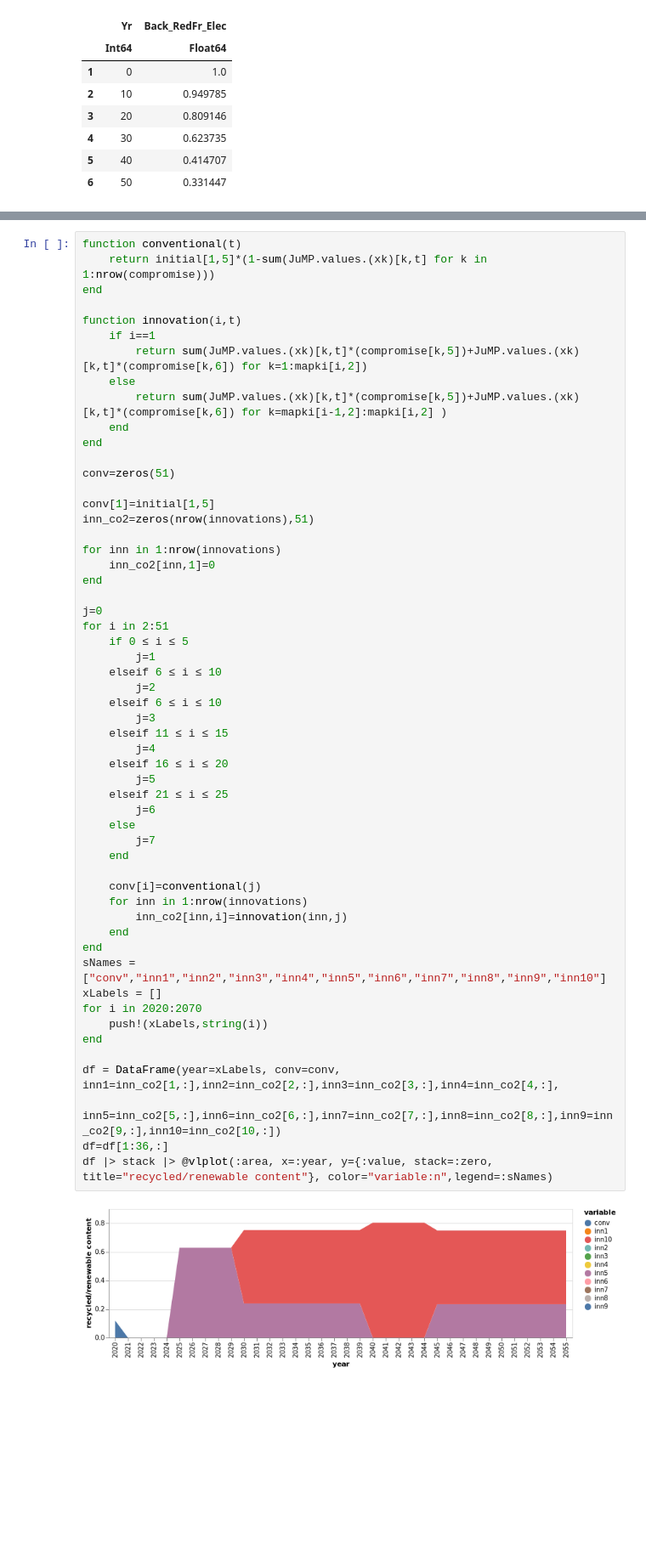
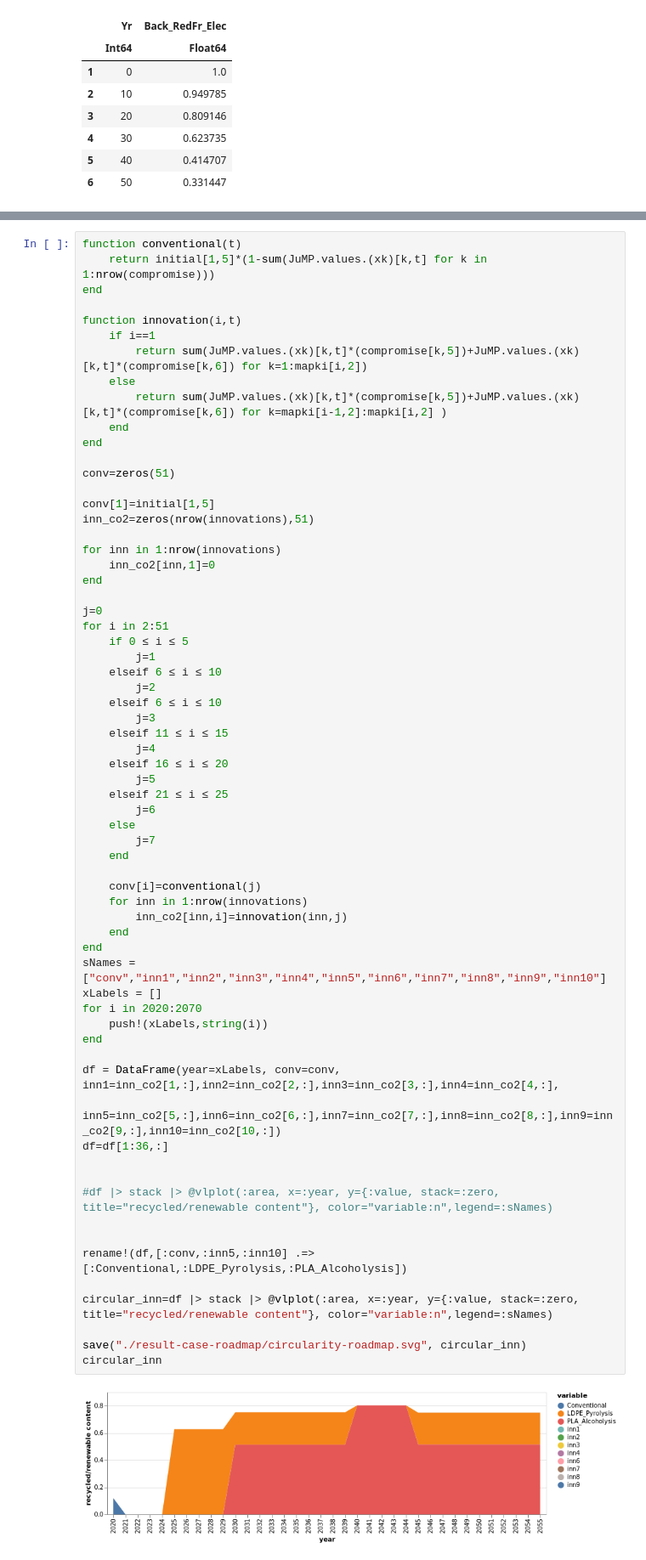
Before and after one commit to vyom-thakker/RoadmapsIAM, a Jupyter notebook: multiperiod-case-study.ipynb, the cells around one changed output, grey strips where cells are left out. Shown at 85% size. Drawn from its saved outputs; the diff is of its cells as text; blank space fills up the shorter version.

```diff
--- a/multiperiod-case-study.ipynb
+++ b/multiperiod-case-study.ipynb
@@ -673,35 +757,45 @@ for i in 2:51
         j=1
     elseif 6 ≤ i ≤ 10
         j=2
     elseif 6 ≤ i ≤ 10
         j=3
     elseif 11 ≤ i ≤ 15
         j=4
     elseif 16 ≤ i ≤ 20
         j=5
     elseif 21 ≤ i ≤ 25
         j=6
     else
         j=7
     end
 
     conv[i]=conventional(j)
     for inn in 1:nrow(innovations)
         inn_co2[inn,i]=innovation(inn,j)
     end
 end
 sNames = ["conv","inn1","inn2","inn3","inn4","inn5","inn6","inn7","inn8","inn9","inn10"]
 xLabels = []
 for i in 2020:2070
     push!(xLabels,string(i))
 end
 
 df = DataFrame(year=xLabels, conv=conv, inn1=inn_co2[1,:],inn2=inn_co2[2,:],inn3=inn_co2[3,:],inn4=inn_co2[4,:],
         inn5=inn_co2[5,:],inn6=inn_co2[6,:],inn7=inn_co2[7,:],inn8=inn_co2[8,:],inn9=inn_co2[9,:],inn10=inn_co2[10,:])
 df=df[1:36,:]
-df |> stack |> @vlplot(:area, x=:year, y={:value, stack=:zero, title="recycled/renewable content"}, color="variable:n",legend=:sNames)
+
+
+#df |> stack |> @vlplot(:area, x=:year, y={:value, stack=:zero, title="recycled/renewable content"}, color="variable:n",legend=:sNames)
+
+
+rename!(df,[:conv,:inn5,:inn10] .=> [:Conventional,:LDPE_Pyrolysis,:PLA_Alcoholysis])
+
+circular_inn=df |> stack |> @vlplot(:area, x=:year, y={:value, stack=:zero, title="recycled/renewable content"}, color="variable:n",legend=:sNames)
+
+save("./result-case-roadmap/circularity-roadmap.svg", circular_inn)
+circular_inn
 # %% [output]
-[figure, old version]
+[figure, new version]
 # %%
 function conventional(t)
     return (1-sum(JuMP.values.(xk)[k,t] for k in 1:nrow(compromise)))
```
Also changed, not shown: parts of 5 cells of this notebook, 3 other files.
